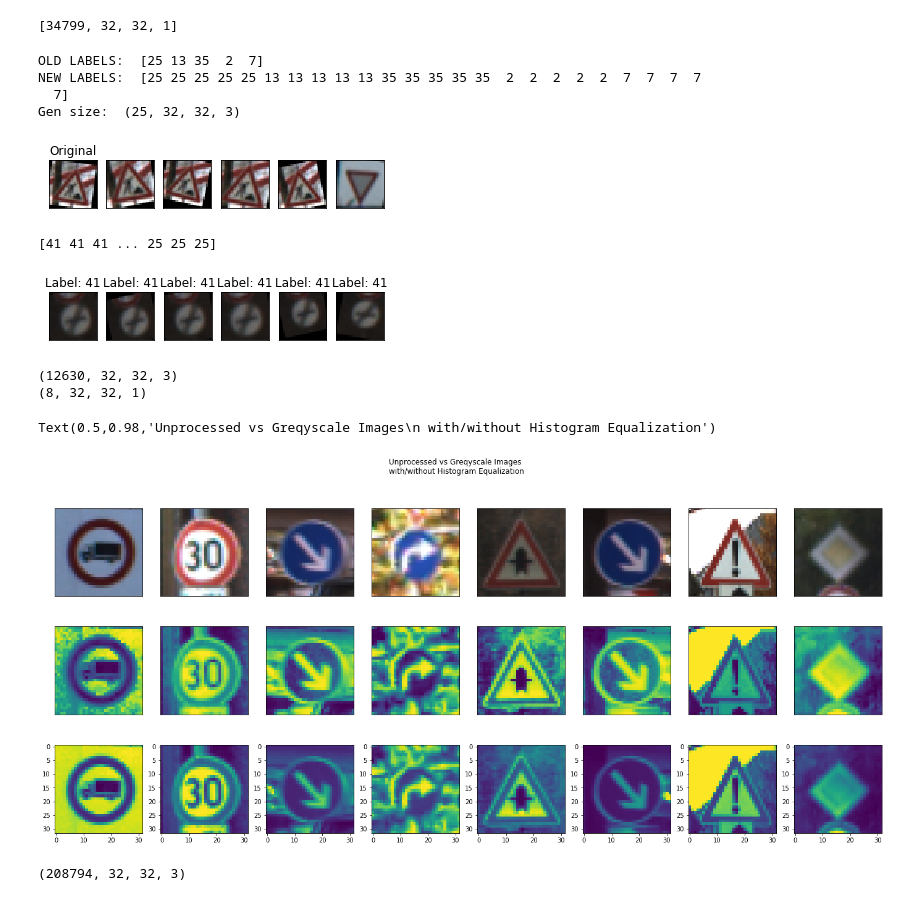
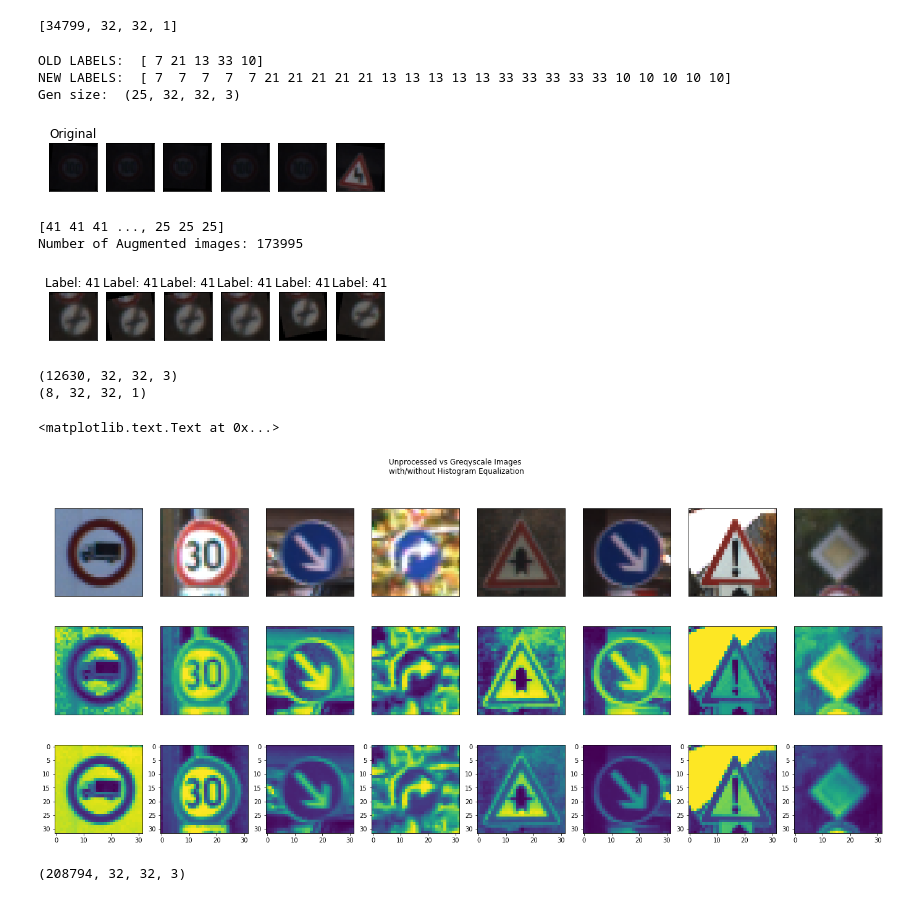
Before and after one commit to ajhsutton/CarND-Traffic-Sign-Classifier-Project, a Jupyter notebook: Traffic_Sign_Classifier.ipynb, the cells around one changed output. Drawn from its saved outputs; the diff is of its cells as text; code cells hidden in the pictures.

```diff
--- a/Traffic_Sign_Classifier.ipynb
+++ b/Traffic_Sign_Classifier.ipynb
@@ -119,7 +122,7 @@ import matplotlib.pyplot as plt
 
 num_images_disp = 4
 fig, axes = plt.subplots(num_images_disp, num_images_disp,\
-                         figsize=(10,10))
+                         figsize=(15,15))
 for ax in axes.flat:
     index = np.random.randint(0,n_train-1)
     ax.imshow(X_train[index])
@@ -180,7 +183,6 @@ print((X_list))
 [34799, 32, 32, 1]
 # %%
 ### Preprocess the data
-import cv2
 def preprocImages(imgs, eq_hist = True):
     # Convert to Greyscale
     new_size = list(imgs.shape)
@@ -195,12 +197,12 @@ def preprocImages(imgs, eq_hist = True):
         X_grey[ii,:,:,0] = img_grey/255 - 0.5
     return X_grey
 
-def jitterImages(imgs, Ngen = 3, delta_scale = (0.9,1.1), delta_angle = 15):
+def jitterImages(imgs, Ngen = 3, delta_scale = (0.9,1.1), delta_angle = 10):
     # For each image, generate 'Ngen' randomly sampled images with:
     # - Global Scale with range delta_scale.
     # - Rotation with abs mangitude delta_angle (Degrees)
     # Random Translation is added by random selection of the center of rotation.
-    def jitterImage(img, delta_scale = (0.9,1.15), delta_angle = 15):
+    def jitterImage(img, delta_scale = (0.9,1.1), delta_angle = 15):
         # Apply a random jitter.
         # Random Scale
         scale_range = delta_scale[1] - delta_scale[0]
@@ -220,37 +222,36 @@ def jitterImages(imgs, Ngen = 3, delta_scale = (0.9,1.1), delta_angle = 15):
     for img in imgs:
         for n in range(Ngen):
             new_imgs.append(jitterImage(img, delta_scale, delta_angle))
     return np.array(new_imgs)
 
 # Test Data Augmentation
 Num_test = 5
 test_idx = np.random.randint(low = 0, high = len(X_train), size = Num_test)
 X_gen = jitterImages(X_train[test_idx], Ngen = Num_test)
 y_gen = np.repeat(y_train[test_idx], Num_test)
 
 # plot old image
 ax =plt.subplot(1,6,1)
 plt.imshow(X_train[0])
 plt.title('Original')
 ax.get_xaxis().set_visible(False)
 ax.get_yaxis().set_visible(False)
 # plot new images
 for subplt in range(6):
     ax = plt.subplot(1,6,subplt + 1)
     plt.imshow(X_gen[subplt])
     ax.get_xaxis().set_visible(False)
     ax.get_yaxis().set_visible(False)
 
 # Check Labels
 print('OLD LABELS: ', y_train[test_idx])
 print('NEW LABELS: ', y_gen)
 print('Gen size: ', X_gen.shape)
 # %% [output]
-OLD LABELS:  [25 13 35  2  7]
-NEW LABELS:  [25 25 25 25 25 13 13 13 13 13 35 35 35 35 35  2  2  2  2  2  7  7  7  7
-  7]
+OLD LABELS:  [ 7 21 13 33 10]
+NEW LABELS:  [ 7  7  7  7  7 21 21 21 21 21 13 13 13 13 13 33 33 33 33 33 10 10 10 10 10]
 Gen size:  (25, 32, 32, 3)
-[figure, old version]
+[figure, new version]
 # %%
 # Augment training set with Jittered images
 N_augment = 5
@@ -270,6 +271,8 @@ else:
 # Augmented Data vector
 X_aug, y_aug = aug['features'], aug['labels']
 print(y_aug)
+n_aug = X_aug.shape[0]
+print('Number of Augmented images: ' +  str(n_aug))
 
 # plot old image
 ax =plt.subplot(1,6,1)
@@ -289,7 +292,8 @@ for subplt in range(6):
 X_train_aug = np.concatenate((X_train, X_aug), axis = 0)
 y_train_aug = np.concatenate((y_train, y_aug), axis = 0)
 # %% [output]
-[41 41 41 ... 25 25 25]
+[41 41 41 ..., 25 25 25]
+Number of Augmented images: 173995
 [figure]
 # %%
 # Test Pre-Processing Pipeline
@@ -316,7 +320,7 @@ fig.suptitle('Unprocessed vs Greqyscale Images\n with/without Histogram Equaliza
 # %% [output]
 (12630, 32, 32, 3)
 (8, 32, 32, 1)
-Text(0.5,0.98,'Unprocessed vs Greqyscale Images\n with/without Histogram Equalization')
+<matplotlib.text.Text at 0x...>
 [figure]
 # %%
 from sklearn.utils import shuffle
```
Also changed, not shown: parts of 13 cells of this notebook, 1 other file.
